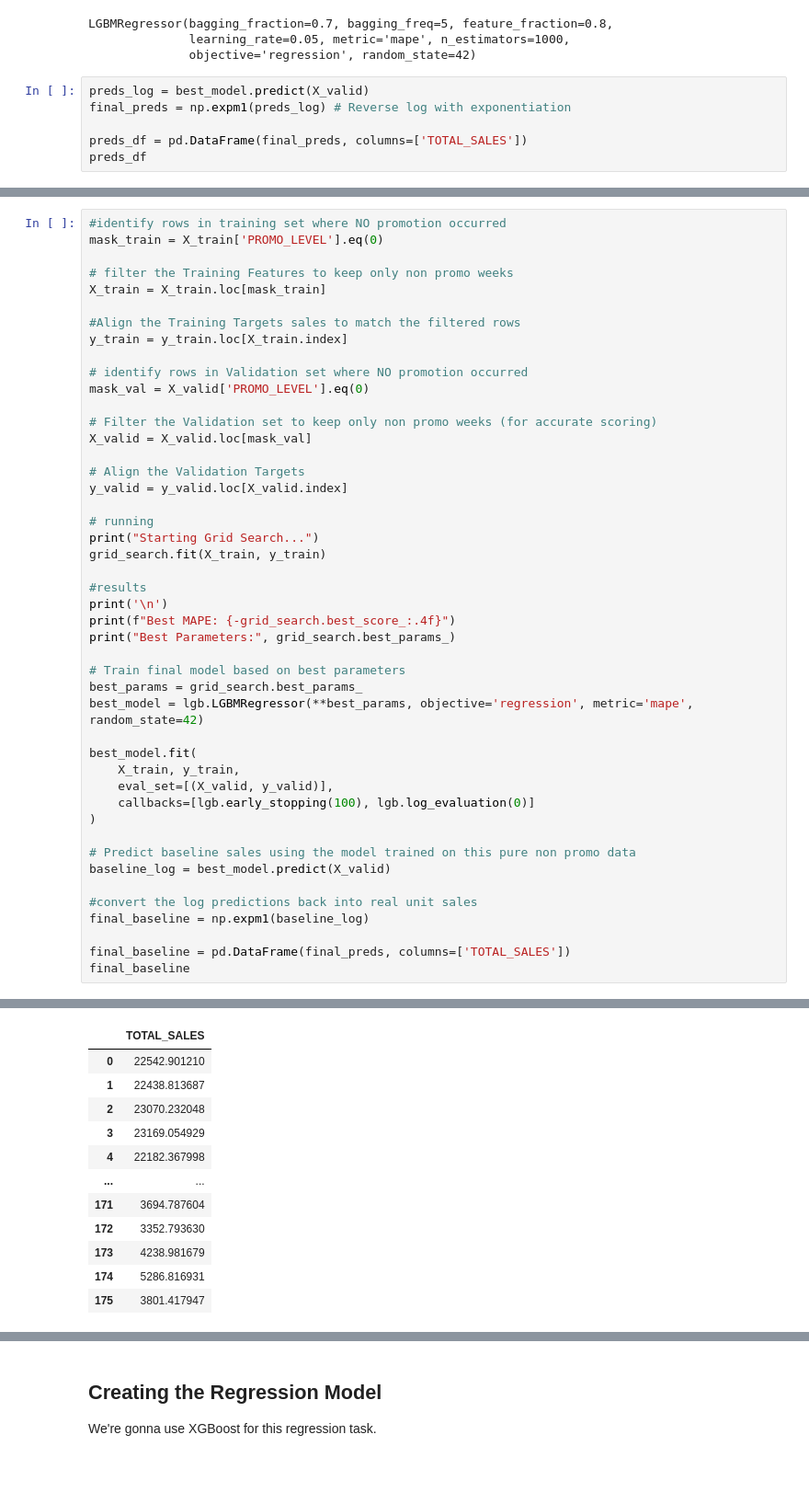
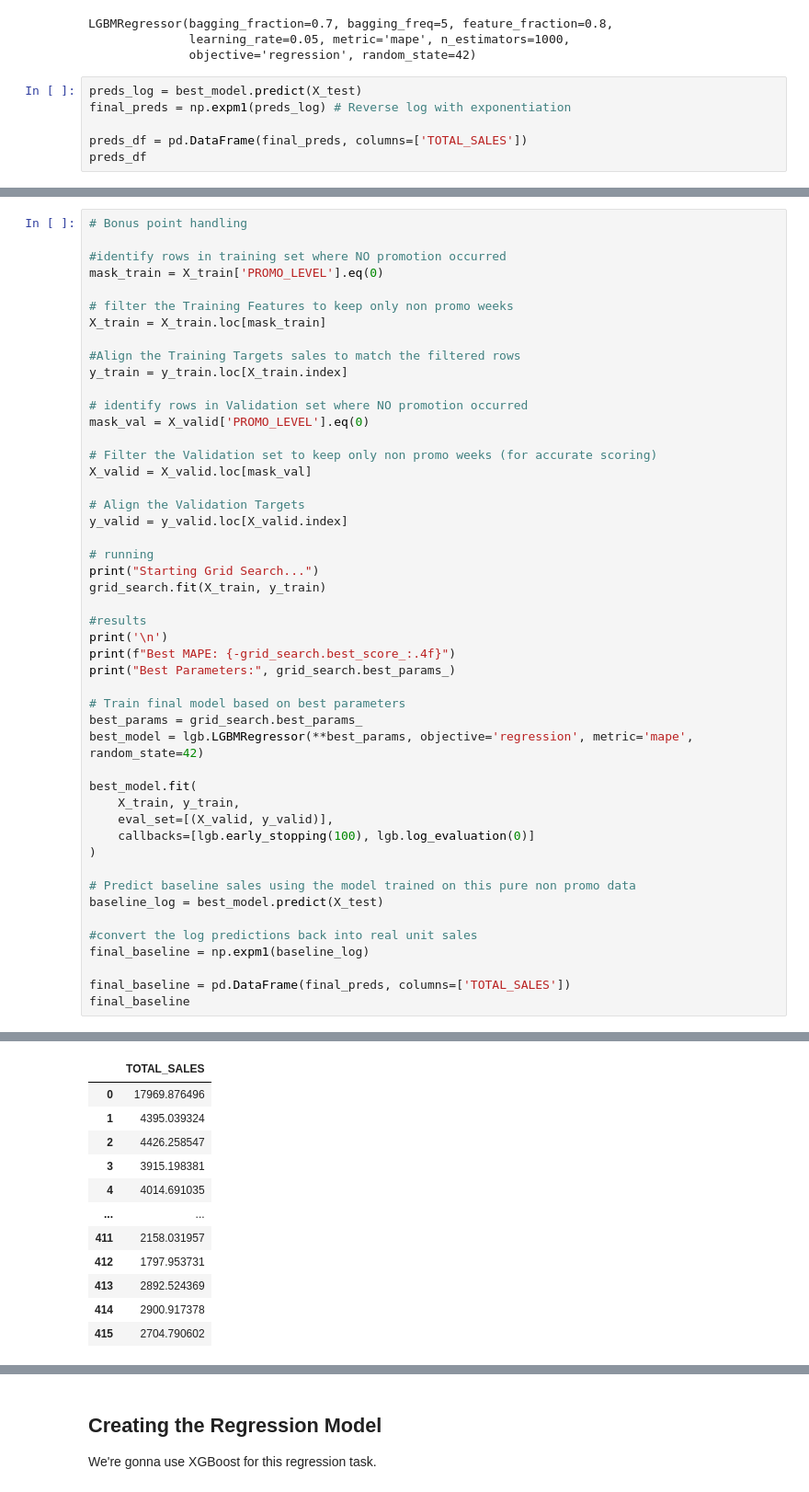
Before and after one commit to fedefraschio/xtel-hackathon, a Jupyter notebook: notebooks/00_exploration.ipynb, the cells around one changed output, grey strips where cells are left out. Shown at 92% size. Cells and saved outputs as stored; diff of their text form.

```diff
--- a/notebooks/00_exploration.ipynb
+++ b/notebooks/00_exploration.ipynb
@@ -651,7 +651,7 @@ LGBMRegressor(bagging_fraction=0.7, bagging_freq=5, feature_fraction=0.8,
               learning_rate=0.05, metric='mape', n_estimators=1000,
               objective='regression', random_state=42)
 # %%
-preds_log = best_model.predict(X_valid)
+preds_log = best_model.predict(X_test)
 final_preds = np.expm1(preds_log) # Reverse log with exponentiation
 
 preds_df = pd.DataFrame(final_preds, columns=['TOTAL_SALES'])
@@ -673,4 +678,6 @@ preds_df
 # %%
+# Bonus point handling
+
 #identify rows in training set where NO promotion occurred
 mask_train = X_train['PROMO_LEVEL'].eq(0)
 
@@ -699,42 +706,42 @@ print(f"Best MAPE: {-grid_search.best_score_:.4f}")
 print("Best Parameters:", grid_search.best_params_)
 
 # Train final model based on best parameters
 best_params = grid_search.best_params_
 best_model = lgb.LGBMRegressor(**best_params, objective='regression', metric='mape', random_state=42)
 
 best_model.fit(
     X_train, y_train,
     eval_set=[(X_valid, y_valid)],
     callbacks=[lgb.early_stopping(100), lgb.log_evaluation(0)]
 )
 
 # Predict baseline sales using the model trained on this pure non promo data
-baseline_log = best_model.predict(X_valid)
+baseline_log = best_model.predict(X_test)
 
 #convert the log predictions back into real unit sales
 final_baseline = np.expm1(baseline_log)
 
 final_baseline = pd.DataFrame(final_preds, columns=['TOTAL_SALES'])
 final_baseline
 # %% [output]
 Starting Grid Search...
 Fitting 5 folds for each of 32 candidates, totalling 160 fits
 
 
 Best MAPE: 0.0419
 Best Parameters: {'bagging_fraction': 0.8, 'bagging_freq': 5, 'feature_fraction': 0.8, 'learning_rate': 0.05, 'n_estimators': 2000, 'num_leaves': 31}
 Training until validation scores don't improve for 100 rounds
 Early stopping, best iteration is:
 [1294]  valid_0's mape: 0.0191778
 |  | TOTAL_SALES |
-| 0 | 22542.901210 |
-| 1 | 22438.813687 |
-| 2 | 23070.232048 |
-| 3 | 23169.054929 |
-| 4 | 22182.367998 |
+| 0 | 17969.876496 |
+| 1 | 4395.039324 |
+| 2 | 4426.258547 |
+| 3 | 3915.198381 |
+| 4 | 4014.691035 |
 | ... | ... |
-| 171 | 3694.787604 |
-| 172 | 3352.793630 |
-| 173 | 4238.981679 |
-| 174 | 5286.816931 |
-| 175 | 3801.417947 |
+| 411 | 2158.031957 |
+| 412 | 1797.953731 |
+| 413 | 2892.524369 |
+| 414 | 2900.917378 |
+| 415 | 2704.790602 |
```
Also changed, not shown: parts of 6 cells of this notebook.
